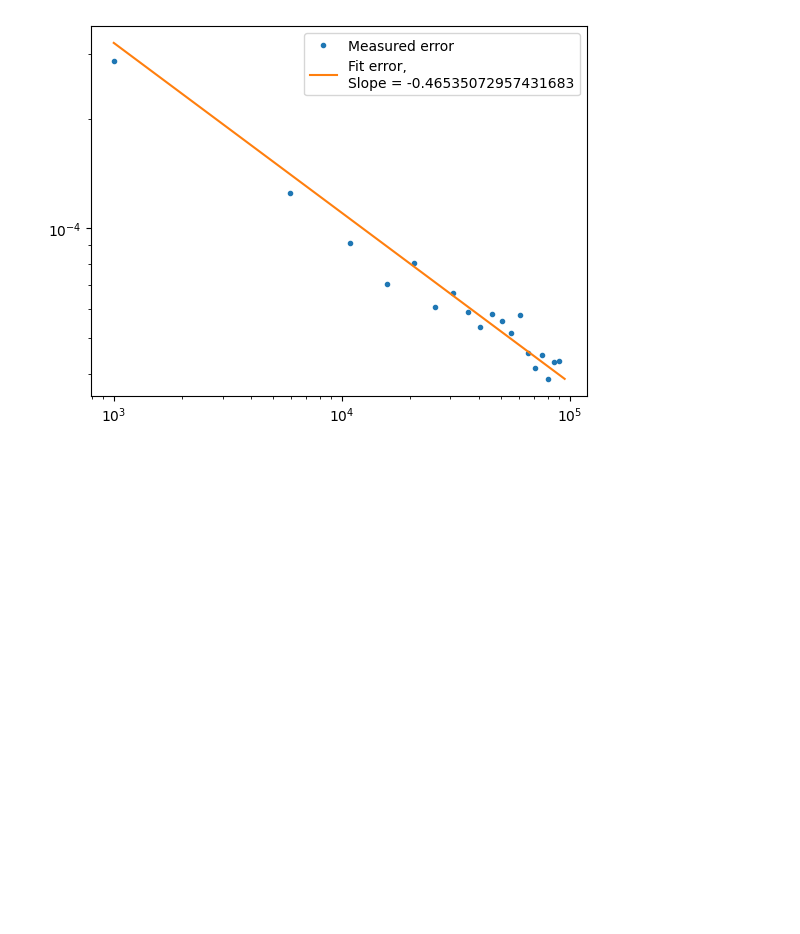
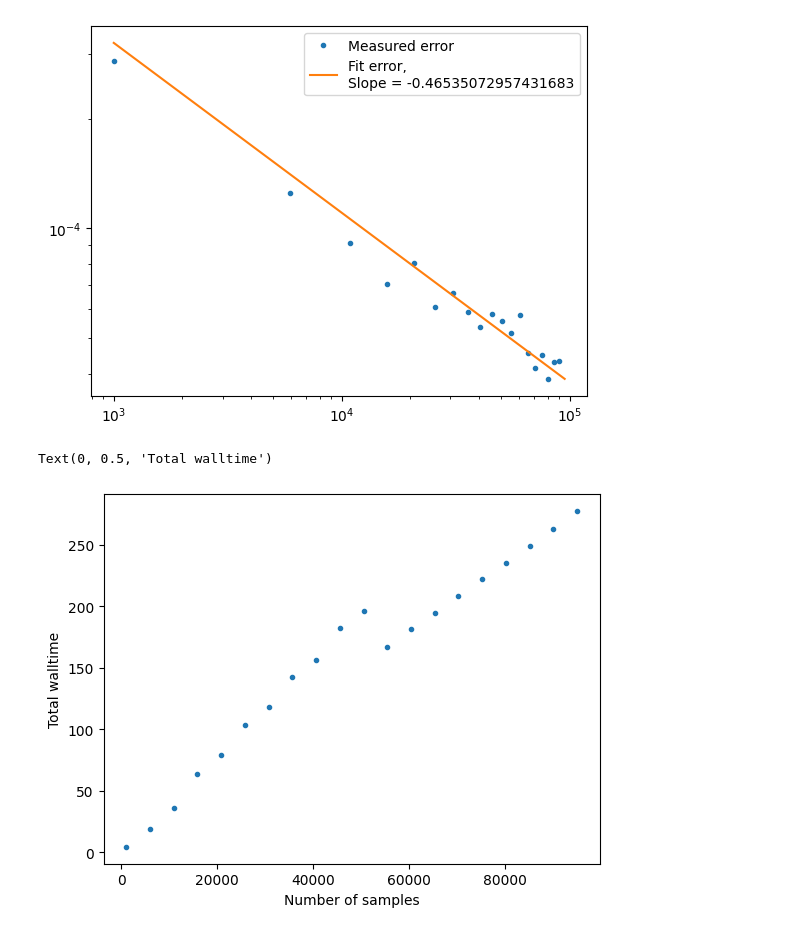
Before and after one commit to bdalfavero/wigner_parallel, a Jupyter notebook: scripts/convergence.ipynb, the cells around one changed output. Saved outputs shown, nothing was run; the diff lists cells and outputs as text; code cells hidden in the pictures; blank space fills up the shorter version.

Commit message:
Added plot of runtime vs. samples.

```diff
--- a/scripts/convergence.ipynb
+++ b/scripts/convergence.ipynb
@@ -76,3 +76,12 @@ plt.legend()
 plt.savefig("../plots/convergence.png")
 # %% [output]
 [figure]
+# %%
+total_walltimes = [hf["total_walltime"][()] for hf in convergence_h5_files]
+fig2, ax2 = plt.subplots()
+ax2.plot(num_samples, total_walltimes, '.')
+ax2.set_xlabel("Number of samples")
+ax2.set_ylabel("Total walltime")
+# %% [output]
+Text(0, 0.5, 'Total walltime')
+[figure, added]
```
